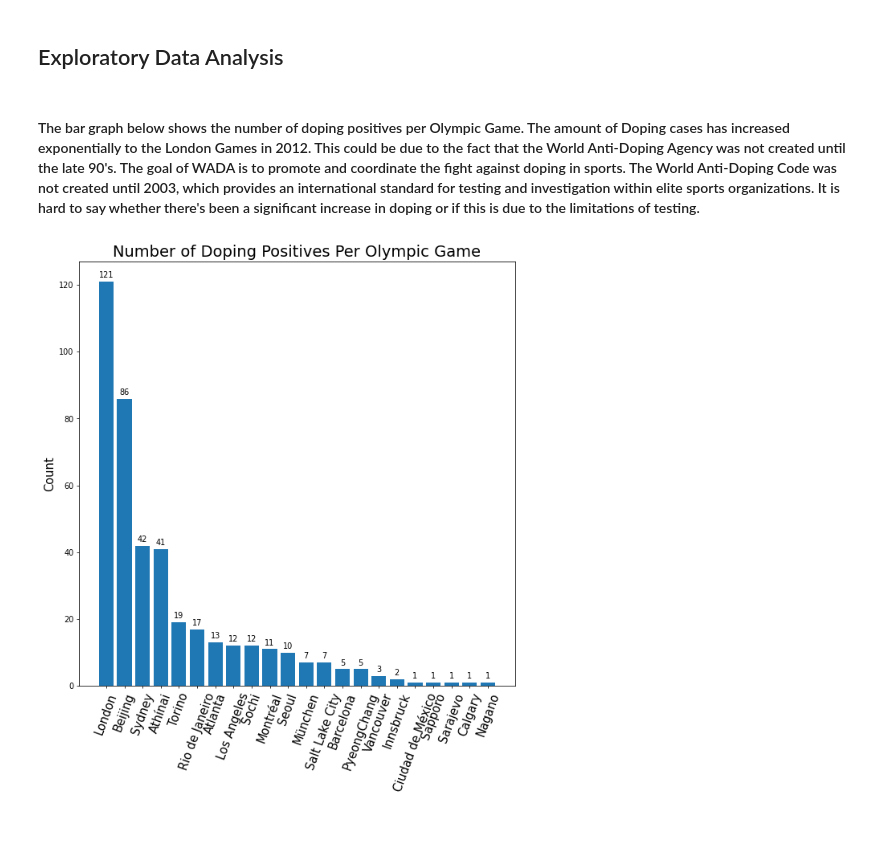
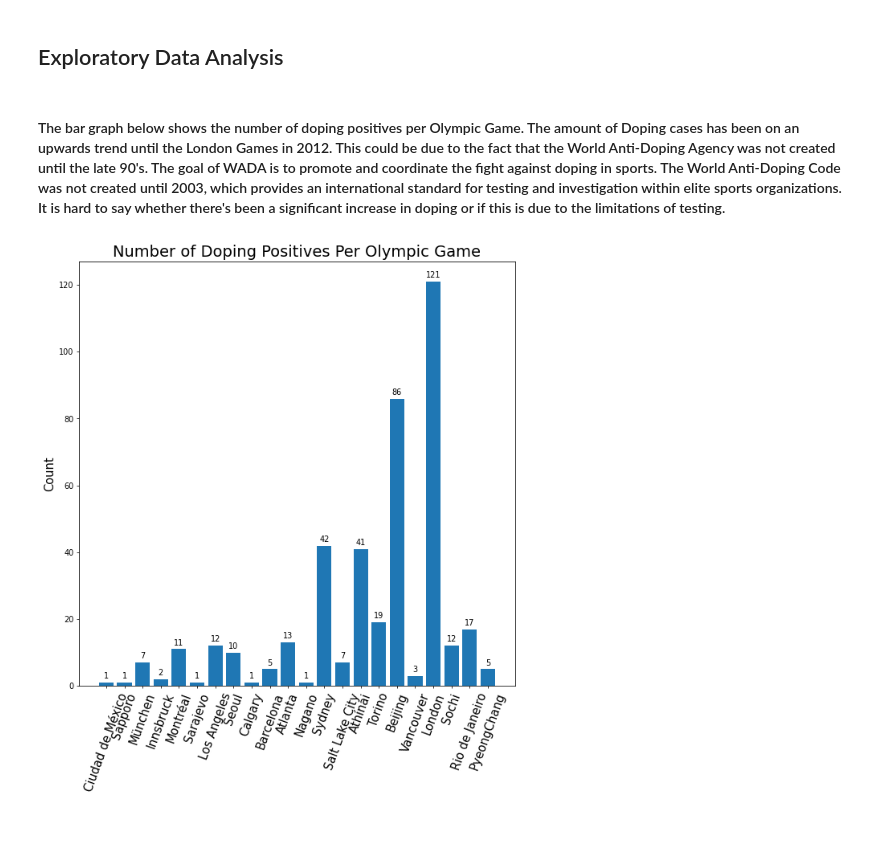
Before and after one commit to jwong853/Olympic_PED_use, a Jupyter notebook: reports/final_report/report.ipynb, the cells around one changed output. Drawn from its saved outputs; the diff is of its cells as text; code cells hidden in the pictures.

```diff
--- a/reports/final_report/report.ipynb
+++ b/reports/final_report/report.ipynb
@@ -139,7 +145,7 @@ fn.plot_corr(df)
 # %% [markdown]
 ## Exploratory Data Analysis
 # %% [markdown]
-#### The bar graph below shows the number of doping positives per Olympic Game. The amount of Doping cases has increased exponentially to the London Games in 2012. This could be due to the fact that the World Anti-Doping Agency was not created until the late 90's. The goal of WADA is to promote and coordinate the fight against doping in sports. The World Anti-Doping Code was not created until 2003, which provides an international standard for testing and investigation within elite sports organizations. It is hard to say whether there's been a significant increase in doping or if this is due to the limitations of testing.
+#### The bar graph below shows the number of doping positives per Olympic Game. The amount of Doping cases has been on an upwards trend until the London Games in 2012. This could be due to the fact that the World Anti-Doping Agency was not created until the late 90's. The goal of WADA is to promote and coordinate the fight against doping in sports. The World Anti-Doping Code was not created until 2003, which provides an international standard for testing and investigation within elite sports organizations. It is hard to say whether there's been a significant increase in doping or if this is due to the limitations of testing.
 # %%
 url = 'https://olympstats.com/2019/01/18/all-olympic-doping-positives-the-count-by-games/'
 req = urllib3.PoolManager(cert_reqs='CERT_REQUIRED',
@@ -148,34 +154,35 @@ res = req.request('GET', url)
 soup = BeautifulSoup(res.data, 'html.parser')
 contents = soup.find_all(class_= 'table-responsive')
 ped_by_country_df = pd.read_html(str(contents))[0]
 ped_by_country_df
 ped_by_country_df = ped_by_country_df.drop(22)
+ped_by_country_df.sort_values('Year', inplace=True)
 
 x = ped_by_country_df.City
 width = 0.3
 labels = ped_by_country_df['City']
 
 fig, ax = plt.subplots(figsize=(10,10), dpi=70)
 rect = ax.bar(ped_by_country_df['City'], ped_by_country_df['###'])
 ax.set_ylabel('Count', fontsize=15)
 ax.set_title('Number of Doping Positives Per Olympic Game', fontsize=20)
 ax.set_xticks(x)
 ax.set_xticklabels(labels, fontsize=15, rotation=70)
 def autolabel(rects):
     for rect in rects:
         height = rect.get_height()
         ax.annotate('{}'.format(height),
                     xy=(rect.get_x() + rect.get_width() / 2, height),
                     xytext=(0, 3),  # 3 points vertical offset
                     textcoords="offset points",
                     ha='center', va='bottom')
 
 autolabel(rect)
 
 
 plt.show();
 # %% [output]
-[figure, old version]
+[figure, new version]
 # %% [markdown]
 #
 # %% [markdown]
```
Also changed, not shown: parts of 7 cells of this notebook.
